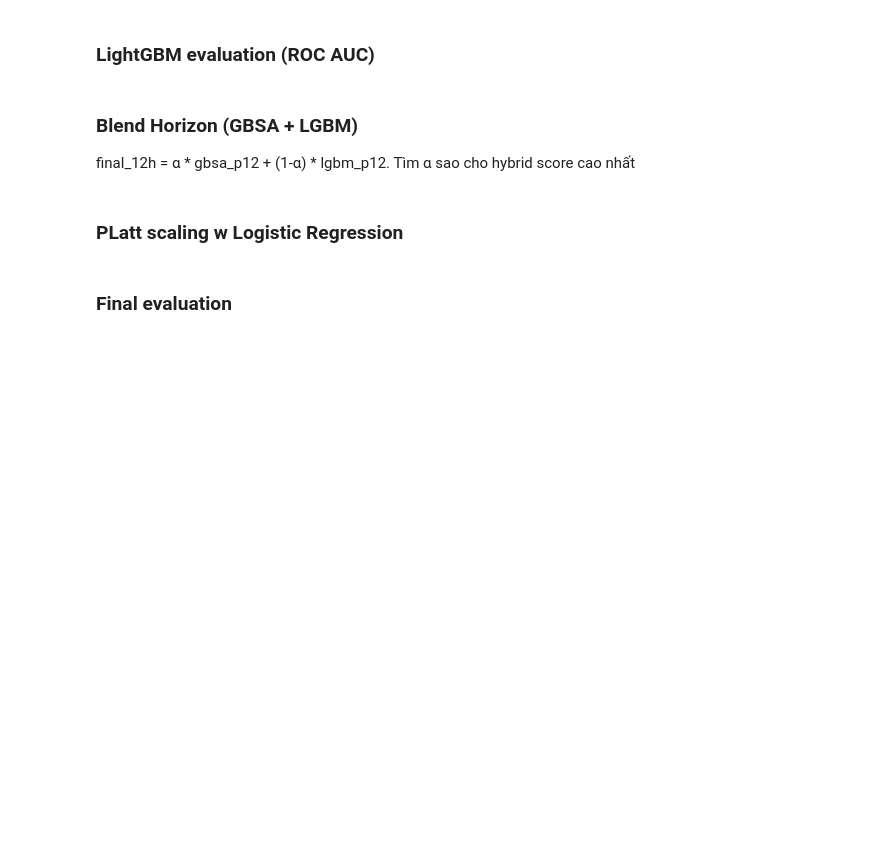
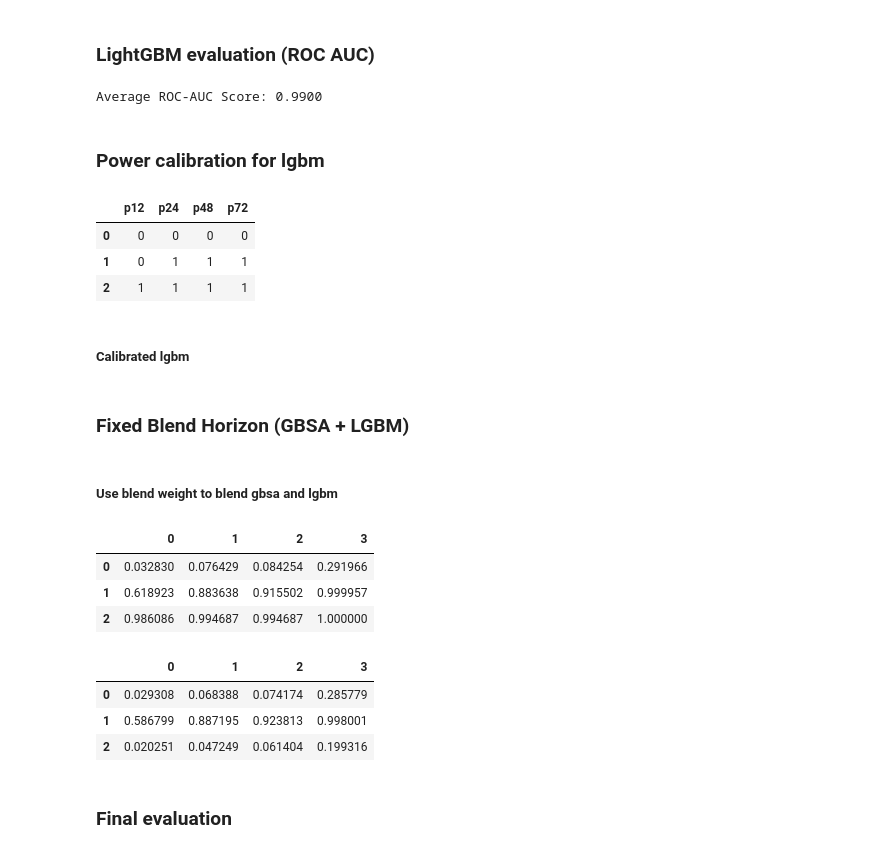
Before and after one commit to ChuongLe279/Kaggle-Competition, a Jupyter notebook: WiDSWorldWide_GlobalDathon26/gbsa_lightgbm_ver4.ipynb, the cells around one changed output. Saved outputs shown, nothing was run; the diff lists cells and outputs as text; code cells hidden in the pictures; blank space fills up the shorter version.

```diff
--- a/WiDSWorldWide_GlobalDathon26/gbsa_lightgbm.ipynb
+++ b/WiDSWorldWide_GlobalDathon26/gbsa_lightgbm_ver4.ipynb
@@ -450,8 +463,23 @@ for i, horizon in enumerate(horizons):
         X_test_lgbm[f'oof_{horizon}'] = horizon_test
 # %% [markdown]
 ### LightGBM evaluation (ROC AUC)
-# %% [markdown]
-### Blend Horizon (GBSA + LGBM)
-final_12h = α * gbsa_p12 + (1-α) * lgbm_p12. Tìm α sao cho hybrid score cao nhất
+# %%
+# p12 <= p24 <= p48 <= p72
+oof_preds_lgbm = np.maximum.accumulate(oof_preds_lgbm, axis=1) # type: ignore
+lgbm_test_preds = np.maximum.accumulate(lgbm_test_preds, axis=1) # type: ignore
+
+overall_score = roc_auc_score(y_train_lgbm, oof_preds_lgbm, average='macro')
+print(f"Average ROC-AUC Score: {overall_score:.4f}")
+# %% [output]
+Average ROC-AUC Score: 0.9900
 # %% [markdown]
-### PLatt scaling w Logistic Regression
+### Power calibration for lgbm
+# %%
+y_train_lgbm.head(3)
+# %% [output]
+|  | p12 | p24 | p48 | p72 |
+| 0 | 0 | 0 | 0 | 0 |
+| 1 | 0 | 1 | 1 | 1 |
+| 2 | 1 | 1 | 1 | 1 |
+# %% [markdown]
+##### Calibrated lgbm
@@ -457,0 +505,4 @@ final_12h = α * gbsa_p12 + (1-α) * lgbm_p12. Tìm α sao cho hybrid score cao
+# %% [markdown]
+### Fixed Blend Horizon (GBSA + LGBM)
+# %% [markdown]
+##### Use blend weight to blend gbsa and lgbm
@@ -458,2 +513,36 @@ final_12h = α * gbsa_p12 + (1-α) * lgbm_p12. Tìm α sao cho hybrid score cao
+# %%
+blended_oof = np.zeros((len(oof_preds_lgbm), 4))
+
+blended_oof[:, 0] = oof_preds_gbsa[:, 0] * W_GBSA_12 + lgbm_oof_cal[:, 0] * W_LGB_12
+blended_oof[:, 1] = oof_preds_gbsa[:, 1] * W_GBSA_24 + lgbm_oof_cal[:, 1] * W_LGB_24
+blended_oof[:, 2] = oof_preds_gbsa[:, 2] * W_GBSA_48 + lgbm_oof_cal[:, 2] * W_LGB_48
+blended_oof[:, 3] = oof_preds_gbsa[:, 3]
+
+blended_oof = np.maximum.accumulate(blended_oof, axis=1) # type: ignore
+blended_oof_copy = blended_oof.copy()
+blended_oof_copy = pd.DataFrame(blended_oof_copy)
+blended_oof_copy.head(3)
+# %% [output]
+|  | 0 | 1 | 2 | 3 |
+| 0 | 0.032830 | 0.076429 | 0.084254 | 0.291966 |
+| 1 | 0.618923 | 0.883638 | 0.915502 | 0.999957 |
+| 2 | 0.986086 | 0.994687 | 0.994687 | 1.000000 |
+# %%
+final_preds =  np.zeros((len(gbsa_test_preds), 4))
+
+final_preds[:, 0] = gbsa_test_preds[:, 0] * W_GBSA_12 + lgbm_test_cal[:, 0] * W_LGB_12
+final_preds[:, 1] = gbsa_test_preds[:, 1] * W_GBSA_24 + lgbm_test_cal[:, 1] * W_LGB_24
+final_preds[:, 2] = gbsa_test_preds[:, 2] * W_GBSA_48 + lgbm_test_cal[:, 2] * W_LGB_48
+final_preds[:, 3] = gbsa_test_preds[:, 3]
+
+final_preds = np.maximum.accumulate(final_preds, axis=1) # type: ignore
+final_preds_copy = final_preds.copy()
+final_preds_copy = pd.DataFrame(final_preds_copy)
+final_preds_copy.head(3)
+# %% [output]
+|  | 0 | 1 | 2 | 3 |
+| 0 | 0.029308 | 0.068388 | 0.074174 | 0.285779 |
+| 1 | 0.586799 | 0.887195 | 0.923813 | 0.998001 |
+| 2 | 0.020251 | 0.047249 | 0.061404 | 0.199316 |
 # %% [markdown]
 ### Final evaluation
```
Also changed, not shown: parts of 28 cells of this notebook, 6 other files.
